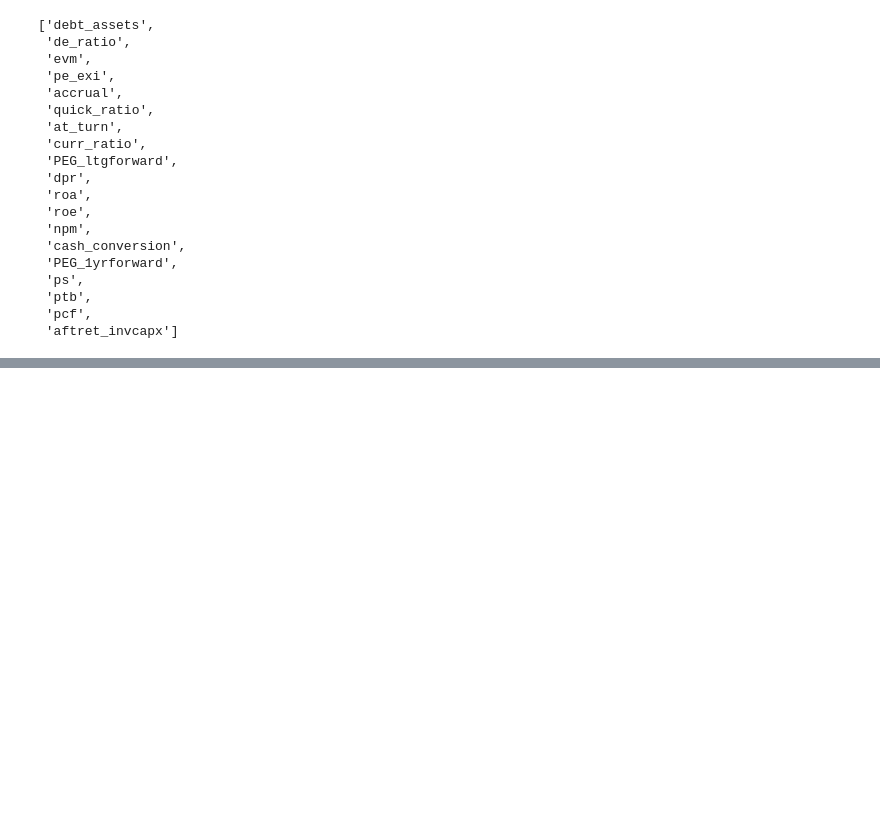
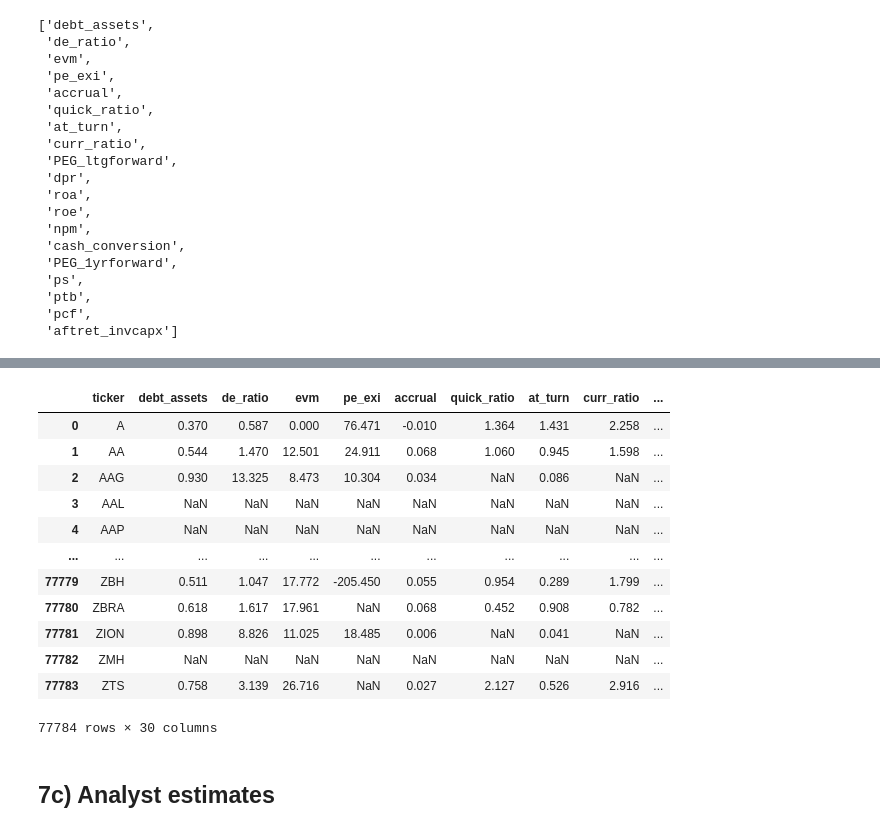
Before and after one commit to pyliut/CSMOM_HT22, a Jupyter notebook: DataFormatting_TomLiu.ipynb, the cells around one changed output, grey strips where cells are left out. Saved outputs shown, nothing was run; the diff lists cells and outputs as text; code cells hidden in the pictures; blank space fills up the shorter version.

```diff
--- a/DataFormatting_TomLiu.ipynb
+++ b/DataFormatting_TomLiu.ipynb
@@ -564,3 +614,36 @@ fundamental_ratios
 # %%
 macro = ["CPI", "FedFundsTargetRate", "GDP", "MedianHomeSalesPrice",
          "NonFarmPayrolls", "PMI", "PPI", "PrivateHousingStarts", "Unemployment"]
+# %%
+for ratio in macro:
+    readname = "MacroData/df_US_" + ratio + ".pkl"
+    df_temp = pd.read_pickle(readname)
+    if ratio == "PPI":   #PPI had different format
+        df_temp = df_temp[1:]
+        df_temp.columns = ["year", "m", "month", "PPI"]
+        df_temp = df_temp[["month", "PPI"]]
+        df_temp["month"] = pd.to_datetime(df_temp["month"]).dt.to_period('M')
+    else:
+        df_temp.columns = ["date", ratio]
+        df_temp["date"] = pd.to_datetime(df_temp["date"])   #format date
+        df_temp["month"] = df_temp['date'].dt.to_period('M')   #nearest month
+        df_temp = df_temp[["month", ratio]]
+    df_macro = df_macro.merge(df_temp, on = ["month"], how = "inner")
+
+df_macro.to_pickle("df_fundamental_macro.pkl")
+# %% [output]
+|  | ticker | debt_assets | de_ratio | evm | pe_exi | accrual | quick_ratio | at_turn | curr_ratio | ... |
+| 0 | A | 0.370 | 0.587 | 0.000 | 76.471 | -0.010 | 1.364 | 1.431 | 2.258 | ... |
+| 1 | AA | 0.544 | 1.470 | 12.501 | 24.911 | 0.068 | 1.060 | 0.945 | 1.598 | ... |
+| 2 | AAG | 0.930 | 13.325 | 8.473 | 10.304 | 0.034 | NaN | 0.086 | NaN | ... |
+| 3 | AAL | NaN | NaN | NaN | NaN | NaN | NaN | NaN | NaN | ... |
+| 4 | AAP | NaN | NaN | NaN | NaN | NaN | NaN | NaN | NaN | ... |
+| ... | ... | ... | ... | ... | ... | ... | ... | ... | ... | ... |
+| 77779 | ZBH | 0.511 | 1.047 | 17.772 | -205.450 | 0.055 | 0.954 | 0.289 | 1.799 | ... |
+| 77780 | ZBRA | 0.618 | 1.617 | 17.961 | NaN | 0.068 | 0.452 | 0.908 | 0.782 | ... |
+| 77781 | ZION | 0.898 | 8.826 | 11.025 | 18.485 | 0.006 | NaN | 0.041 | NaN | ... |
+| 77782 | ZMH | NaN | NaN | NaN | NaN | NaN | NaN | NaN | NaN | ... |
+| 77783 | ZTS | 0.758 | 3.139 | 26.716 | NaN | 0.027 | 2.127 | 0.526 | 2.916 | ... |
+77784 rows × 30 columns
+# %% [markdown]
+## 7c) Analyst estimates
```
Also changed, not shown: parts of 19 cells of this notebook.
